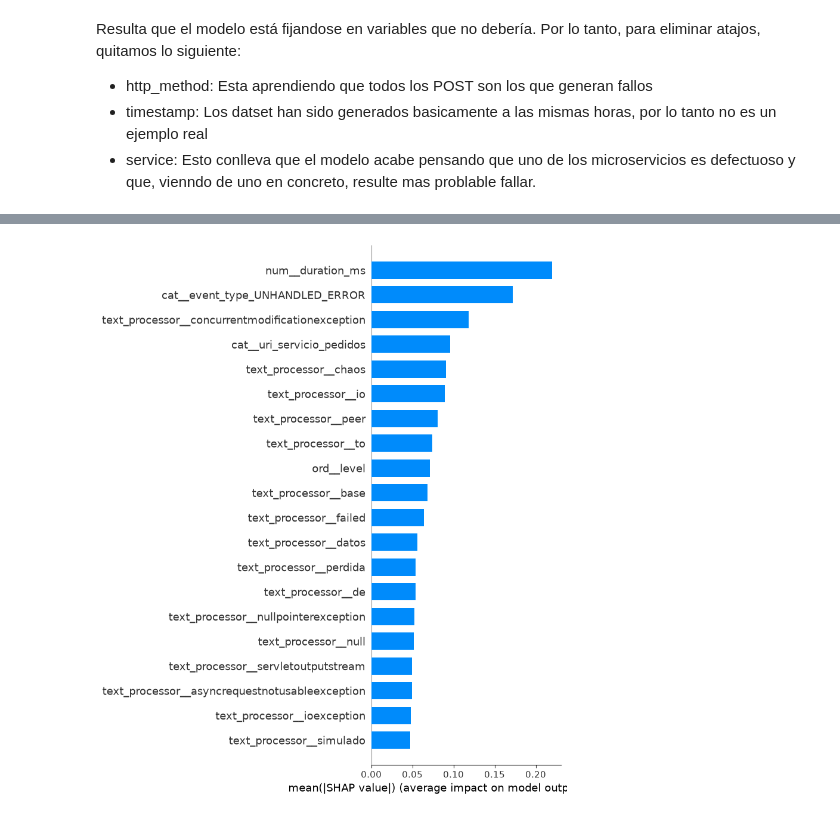
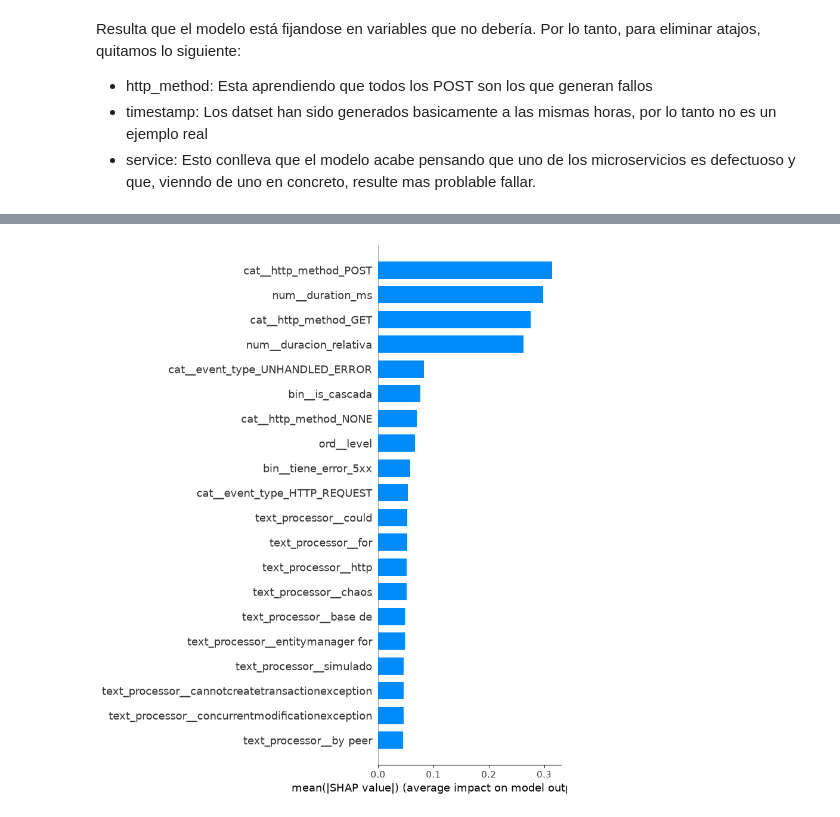
Before and after one commit to Faprin/Analizador-de-Causa-Ra-z-RCA-para-Sistemas-Distribuidos, a Jupyter notebook: ml-predictions/notebooks/01_Isolation_TF-IDF.ipynb, the cells around one changed output, grey strips where cells are left out. Cells and saved outputs as stored; diff of their text form; code cells hidden in the pictures.

```diff
--- a/ml-predictions/notebooks/01_Isolation_TF-IDF.ipynb
+++ b/ml-predictions/notebooks/01_Isolation_TF-IDF.ipynb
@@ -483,0 +512,25 @@ df_clear.head()
+# %%
+baseline = df_clear[df_clear["es_anomalia"] == 1].groupby("service")["duration_ms"].mean()
+
+df_clear["duracion_relativa"] = df_clear.apply(
+    lambda row: row["duration_ms"] / baseline.get(row["service"], 1),
+    axis=1
+)
+
+# Marcamos las cascadas
+def marcar_cascada(df):
+    # Primero aplica max_level para tener el level final de cada fila
+    df['level_final'] = df['level'].apply(max_level)
+
+    # traceIds que tienen ERROR en al menos dos servicios distintos
+    errores_por_trace = (
+        df[df['level_final'] == 'ERROR']
+        .groupby('traceId')['service']
+        .nunique()
+    )
+    traces_cascada = errores_por_trace[errores_por_trace > 1].index
+    df['is_cascada'] = df['traceId'].isin(traces_cascada).astype(int)
+
+    return df
+
+df_clear = marcar_cascada(df_clear)
@@ -484,35 +540,34 @@ df_clear.head()
 # %%
-df_clear = df_clear.drop(columns=["@timestamp", "http_method", "service"])
+df_clear = df_clear.drop(columns=["@timestamp", "service", "uri_servicio"])
 # %%
 # cambiamos sStandardScaler por Robust
 from sklearn.preprocessing import RobustScaler
 
 num_scaler = Pipeline(steps = [
     ('imputer', SimpleImputer(strategy='median')),
-    ('scaler', RobustScaler())
+    ('scaler', StandardScaler())
 ])
 
 param_grid = {
     # Ajustes para el TF-IDF
-    'preprocessor__text_processor__vectorizador__max_features': [10, 30, 50],
+    'preprocessor__text_processor__vectorizador__max_features': [10, 30, 50, 100],
     'preprocessor__text_processor__vectorizador__ngram_range': [(1, 1), (1, 2)], # Probar palabras sueltas vs pares de palabras
     'preprocessor__text_processor__vectorizador__max_df': [0.7, 0.9],
     'preprocessor__text_processor__vectorizador__min_df': [1, 2],
 
     # Ajustes para el Isolation Forest
     'model__n_estimators': [100, 200],
-    'model__contamination': [0.10, 0.15, 0.20, 'auto']
+    'model__contamination': [0.05, 0.10, 0.15, 0.20, 'auto']
 }
 
 preprocessor = ColumnTransformer(transformers=[
-    ("cat", categorical_scaler, ["event_type", "uri_servicio", "sev"]),
-    ("num", num_scaler, ["duration_ms", "tiene_error_5xx", "tiene_error_4xx"]),
+    ("cat", categorical_scaler, ["event_type", "http_method"]),
+    ("num", num_scaler, ["duration_ms", "duracion_relativa"]),
+    ("bin", "passthrough", ["tiene_error_5xx", "tiene_error_4xx", "is_cascada"]),
     # ("ts", timestamp_pipeline, ["@timestamp"]),
     ("ord", level_pipeline, ["level"]),
     ('text_processor', tf_pipeline, "texto_completo")
 ])
-# %%
-df_clear['sev'] = df_clear['duration_ms'] * df_clear['tiene_error_5xx']
 # %%
 # VOLVEMOS A GENERAR EL DF DE ENTRENAMIENTO
 
@@ -571,15 +616,15 @@ sns.heatmap(cf_matrix, annot=True, cmap='crest', fmt='d')
 # %%
 # cogemos el preprocesador y el modelo
 preproc_model=isolation_model.named_steps['preprocessor']
 model_if=isolation_model.named_steps['model']
 
 # cogemos el nombre de las colum y transofrmamos el test
 nombre_features=preproc_model.get_feature_names_out()
-X_test_transformado= preproc_model.transform(X_test)
+X_test_transformado= preproc_model.transform(X_test).toarray()
 
 explainer=shap.TreeExplainer(model_if)
 shap_values=explainer.shap_values(X_test_transformado)
 plt.figure(figsize=(10,6))
 shap.summary_plot(shap_values, X_test_transformado, feature_names=nombre_features, plot_type="bar")
 # %% [output]
-[figure, old version]
+[figure, new version]
```
Also changed, not shown: parts of 14 cells of this notebook.
